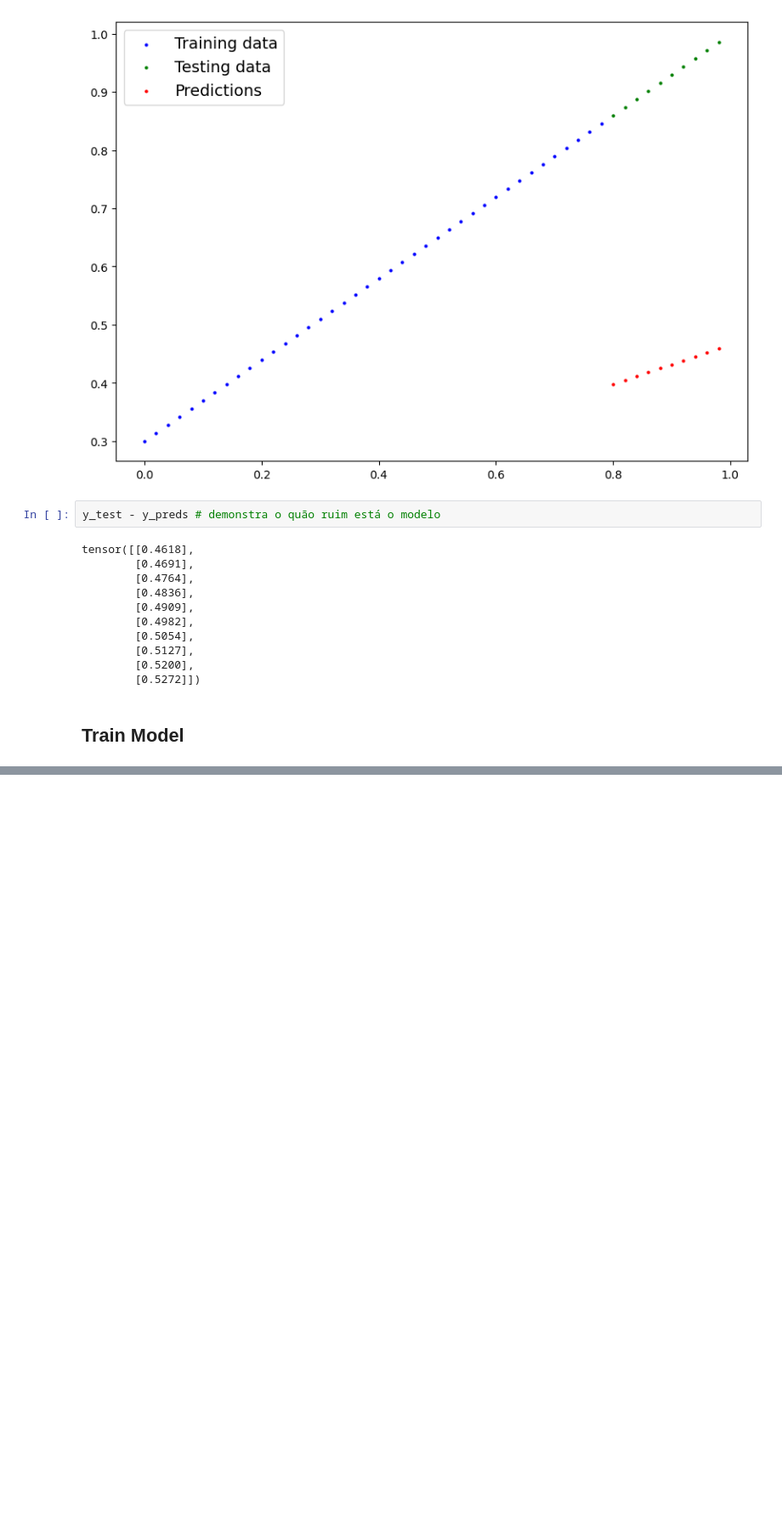
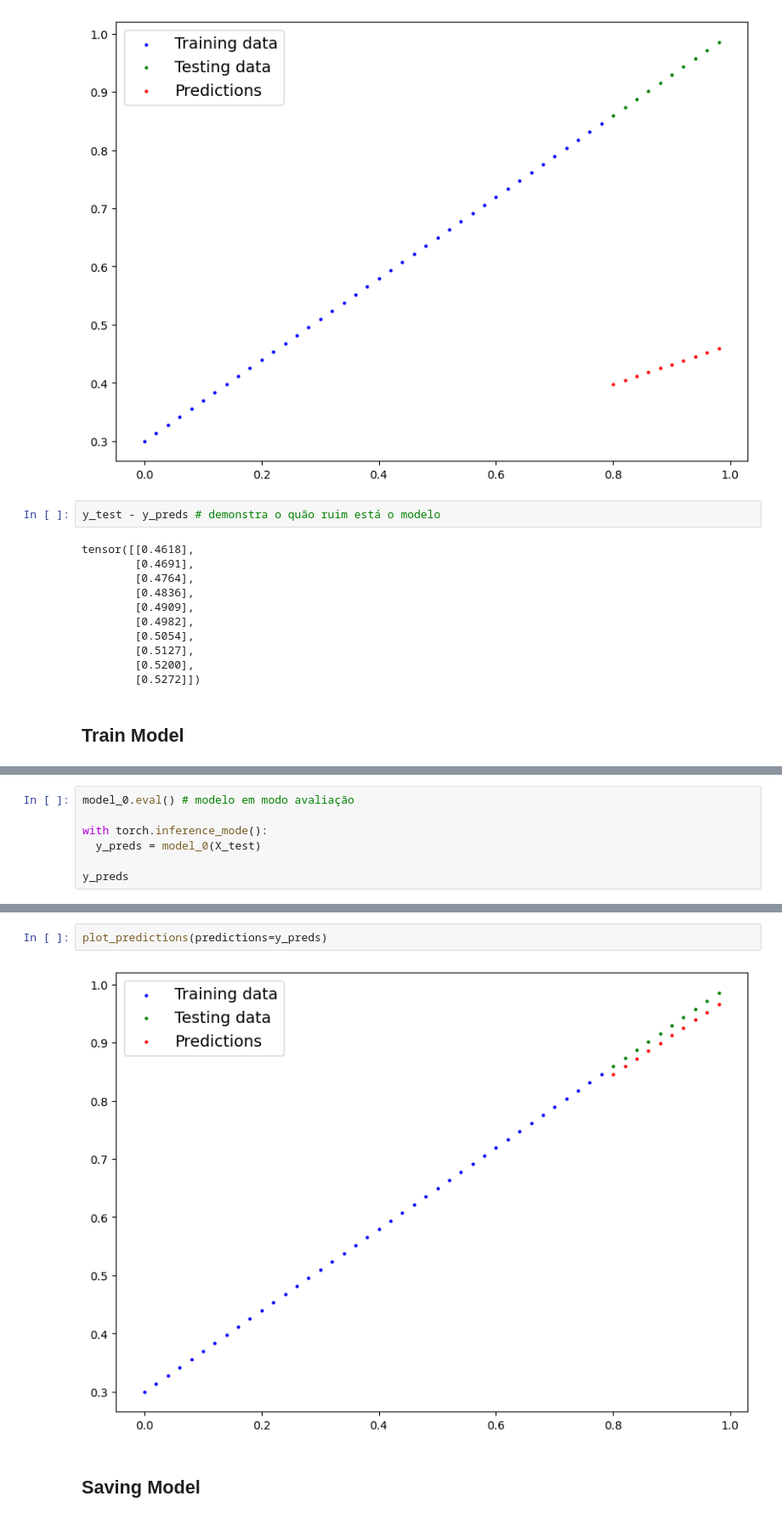
Before and after one commit to beatrizalmeidaf/ai-engineer, a Jupyter notebook: ai-libraries/pytorch/1.pytorch_workflow_fundamentals.ipynb, the cells around one changed output, grey strips where cells are left out. Shown: that part at 85% size. Cells and saved outputs as stored; diff of their text form; blank space fills up the shorter version.

```diff
--- a/ai-libraries/pytorch/1.pytorch_workflow_fundamentals.ipynb
+++ b/ai-libraries/pytorch/1.pytorch_workflow_fundamentals.ipynb
@@ -147,0 +217,7 @@ tensor([[0.4618],
+# %%
+model_0.eval() # modelo em modo avaliação
+
+with torch.inference_mode():
+  y_preds = model_0(X_test)
+
+y_preds
@@ -147,0 +235,6 @@ tensor([[0.4618],
+# %%
+plot_predictions(predictions=y_preds)
+# %% [output]
+[figure, added]
+# %% [markdown]
+## Saving Model
```
Also changed, not shown: parts of 7 cells of this notebook, 1 other file.
